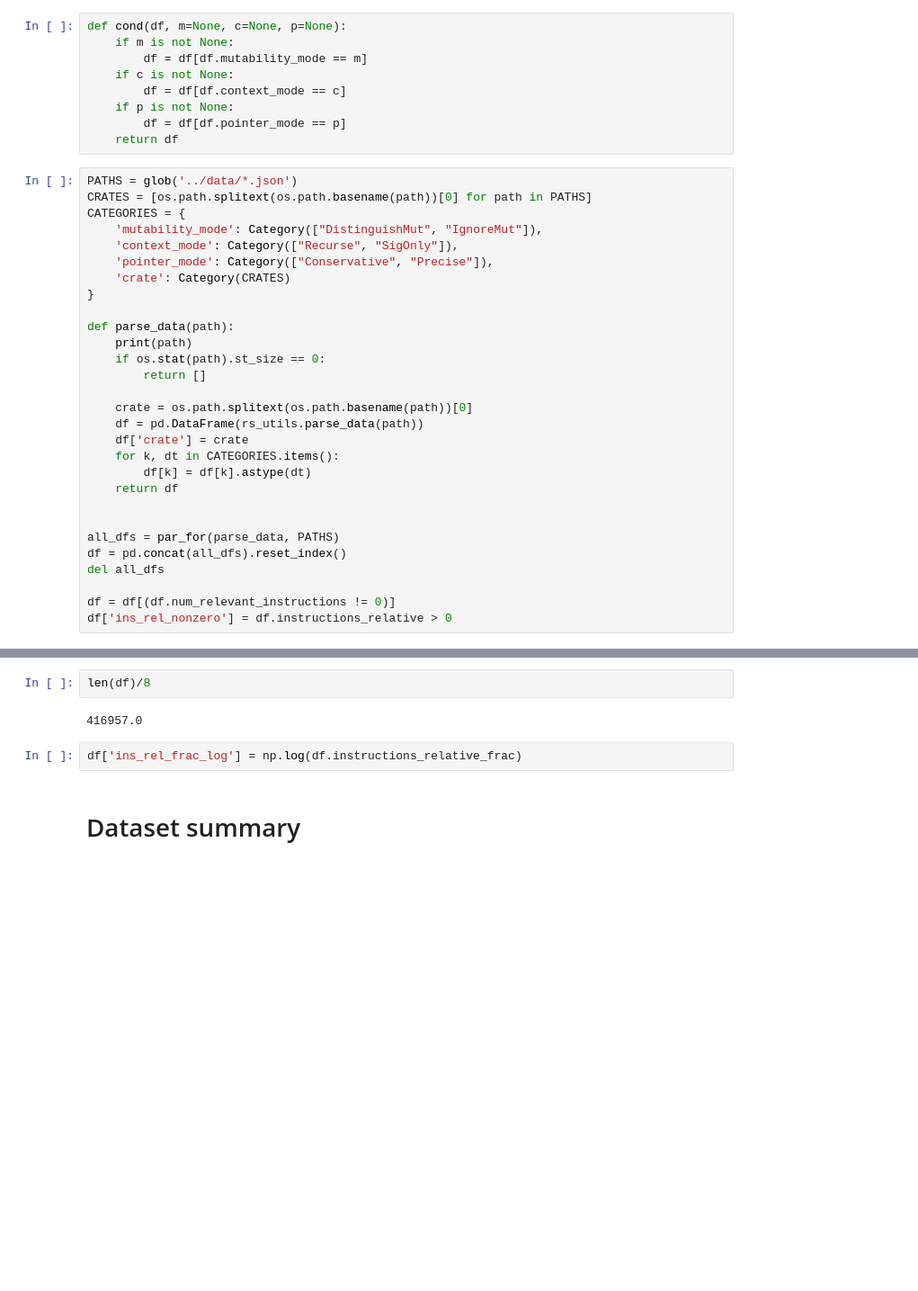
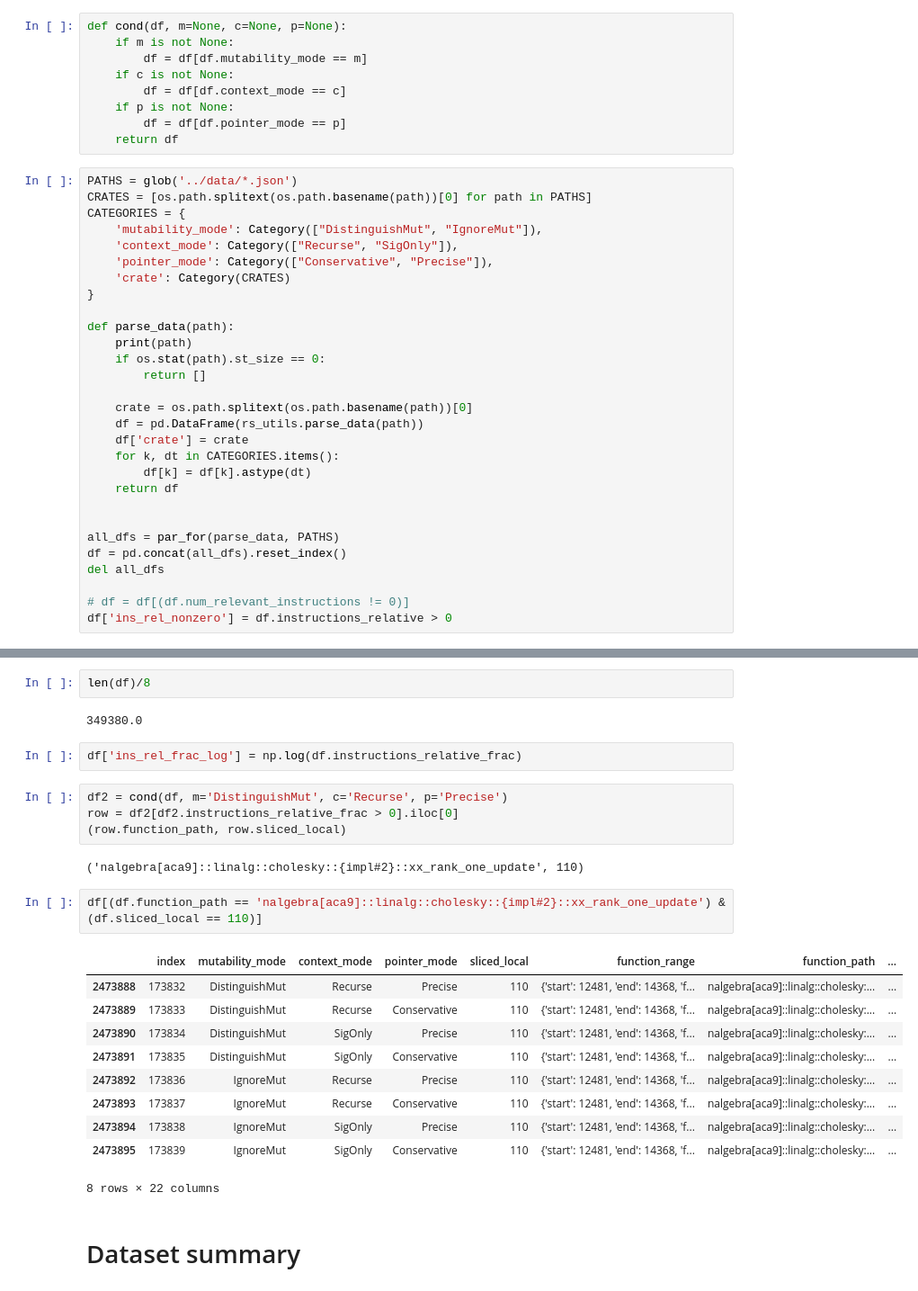
Before and after one commit to willcrichton/flowistry-icse-experiments, a Jupyter notebook: notebooks/analysis.ipynb, the cells around one changed output, grey strips where cells are left out. Shown: that part at 90% size. Saved outputs shown, nothing was run; the diff lists cells and outputs as text; blank space fills up the shorter version.

```diff
--- a/notebooks/analysis.ipynb
+++ b/notebooks/analysis.ipynb
@@ -49,6 +49,6 @@ all_dfs = par_for(parse_data, PATHS)
 df = pd.concat(all_dfs).reset_index()
 del all_dfs
 
-df = df[(df.num_relevant_instructions != 0)]
+# df = df[(df.num_relevant_instructions != 0)]
 df['ins_rel_nonzero'] = df.instructions_relative > 0
 # %% [output]
@@ -69,9 +68,28 @@ len(df.function_path.unique())
 # %%
 len(df)/8
 # %% [output]
-416957.0
+349380.0
 # %%
 df['ins_rel_frac_log'] = np.log(df.instructions_relative_frac)
+# %%
+df2 = cond(df, m='DistinguishMut', c='Recurse', p='Precise')
+row = df2[df2.instructions_relative_frac > 0].iloc[0]
+(row.function_path, row.sliced_local)
+# %% [output]
+('nalgebra[aca9]::linalg::cholesky::{impl#2}::xx_rank_one_update', 110)
+# %%
+df[(df.function_path == 'nalgebra[aca9]::linalg::cholesky::{impl#2}::xx_rank_one_update') & (df.sliced_local == 110)]
+# %% [output]
+|  | index | mutability_mode | context_mode | pointer_mode | sliced_local | function_range | function_path | ... |
+| 2473888 | 173832 | DistinguishMut | Recurse | Precise | 110 | {'start': 12481, 'end': 14368, 'f... | nalgebra[aca9]::linalg::cholesky:... | ... |
+| 2473889 | 173833 | DistinguishMut | Recurse | Conservative | 110 | {'start': 12481, 'end': 14368, 'f... | nalgebra[aca9]::linalg::cholesky:... | ... |
+| 2473890 | 173834 | DistinguishMut | SigOnly | Precise | 110 | {'start': 12481, 'end': 14368, 'f... | nalgebra[aca9]::linalg::cholesky:... | ... |
+| 2473891 | 173835 | DistinguishMut | SigOnly | Conservative | 110 | {'start': 12481, 'end': 14368, 'f... | nalgebra[aca9]::linalg::cholesky:... | ... |
+| 2473892 | 173836 | IgnoreMut | Recurse | Precise | 110 | {'start': 12481, 'end': 14368, 'f... | nalgebra[aca9]::linalg::cholesky:... | ... |
+| 2473893 | 173837 | IgnoreMut | Recurse | Conservative | 110 | {'start': 12481, 'end': 14368, 'f... | nalgebra[aca9]::linalg::cholesky:... | ... |
+| 2473894 | 173838 | IgnoreMut | SigOnly | Precise | 110 | {'start': 12481, 'end': 14368, 'f... | nalgebra[aca9]::linalg::cholesky:... | ... |
+| 2473895 | 173839 | IgnoreMut | SigOnly | Conservative | 110 | {'start': 12481, 'end': 14368, 'f... | nalgebra[aca9]::linalg::cholesky:... | ... |
+8 rows × 22 columns
 # %% [markdown]
 # Dataset summary
 # %%
```
Also changed, not shown: parts of 8 cells of this notebook, 4 other files.
